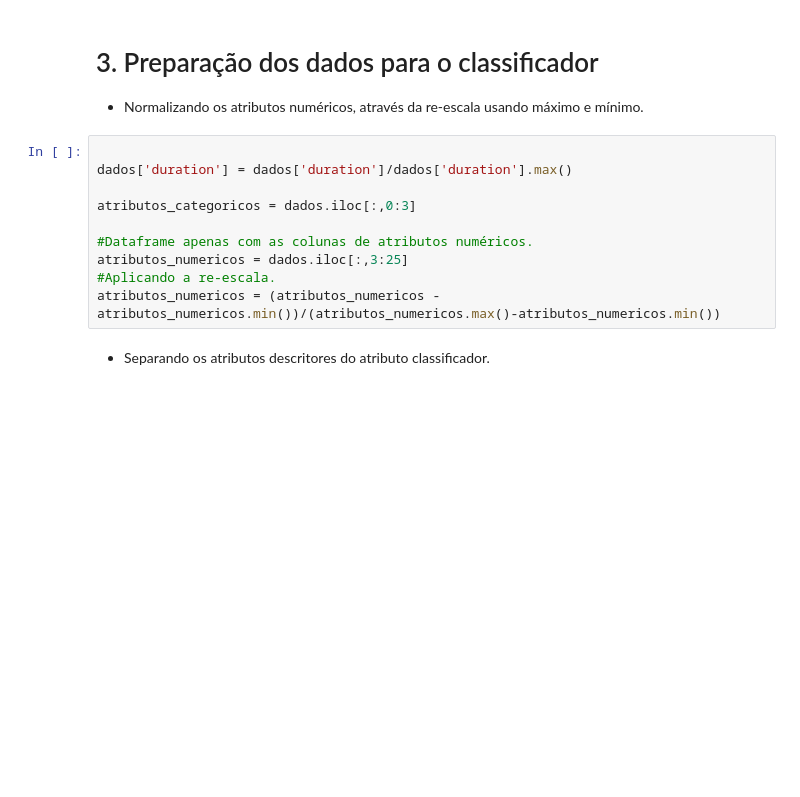
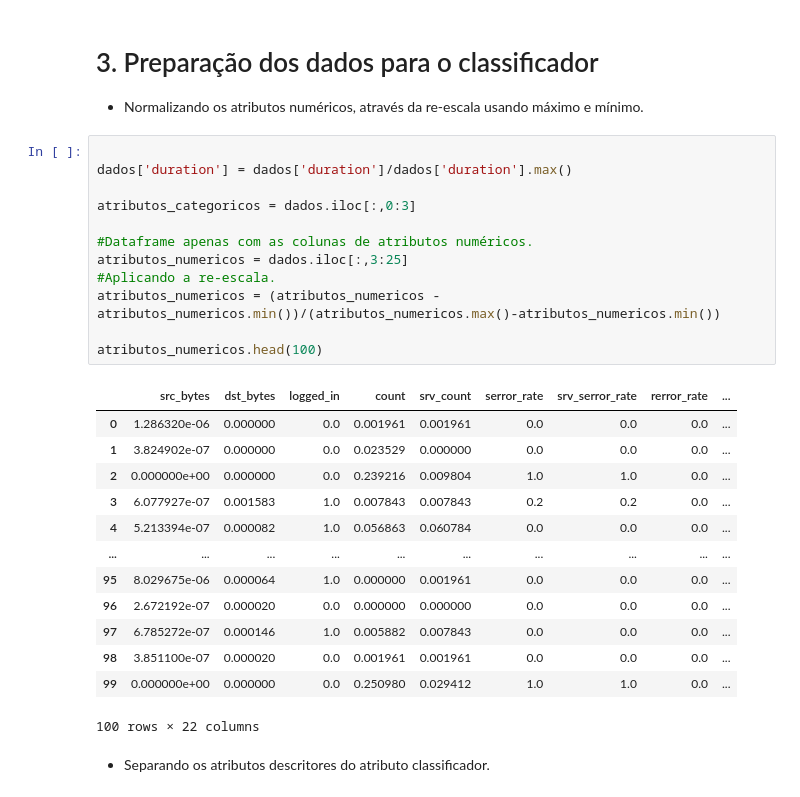
Before and after one commit to kassio077/Aprendizado-de-maquina-na-pratica, a Jupyter notebook: Atividade_2_classificador_deteccao_de_intrusao.ipynb, the cells around one changed output. Drawn from its saved outputs; the diff is of its cells as text; blank space fills up the shorter version.

```diff
--- a/Atividade_2_classificador_deteccao_de_intrusao.ipynb
+++ b/Atividade_2_classificador_deteccao_de_intrusao.ipynb
@@ -54,13 +60,29 @@ dados['flag'] = dados['flag'].replace(['SF','S0','REJ','RSTR','SH','RSTO','S1','
 # %%
 
 dados['duration'] = dados['duration']/dados['duration'].max()
 
 atributos_categoricos = dados.iloc[:,0:3]
 
 #Dataframe apenas com as colunas de atributos numéricos.
 atributos_numericos = dados.iloc[:,3:25]
 #Aplicando a re-escala.
 atributos_numericos = (atributos_numericos - atributos_numericos.min())/(atributos_numericos.max()-atributos_numericos.min())
+
+atributos_numericos.head(100)
+# %% [output]
+|  | src_bytes | dst_bytes | logged_in | count | srv_count | serror_rate | srv_serror_rate | rerror_rate | ... |
+| 0 | 1.286320e-06 | 0.000000 | 0.0 | 0.001961 | 0.001961 | 0.0 | 0.0 | 0.0 | ... |
+| 1 | 3.824902e-07 | 0.000000 | 0.0 | 0.023529 | 0.000000 | 0.0 | 0.0 | 0.0 | ... |
+| 2 | 0.000000e+00 | 0.000000 | 0.0 | 0.239216 | 0.009804 | 1.0 | 1.0 | 0.0 | ... |
+| 3 | 6.077927e-07 | 0.001583 | 1.0 | 0.007843 | 0.007843 | 0.2 | 0.2 | 0.0 | ... |
+| 4 | 5.213394e-07 | 0.000082 | 1.0 | 0.056863 | 0.060784 | 0.0 | 0.0 | 0.0 | ... |
+| ... | ... | ... | ... | ... | ... | ... | ... | ... | ... |
+| 95 | 8.029675e-06 | 0.000064 | 1.0 | 0.000000 | 0.001961 | 0.0 | 0.0 | 0.0 | ... |
+| 96 | 2.672192e-07 | 0.000020 | 0.0 | 0.000000 | 0.000000 | 0.0 | 0.0 | 0.0 | ... |
+| 97 | 6.785272e-07 | 0.000146 | 1.0 | 0.005882 | 0.007843 | 0.0 | 0.0 | 0.0 | ... |
+| 98 | 3.851100e-07 | 0.000020 | 0.0 | 0.001961 | 0.001961 | 0.0 | 0.0 | 0.0 | ... |
+| 99 | 0.000000e+00 | 0.000000 | 0.0 | 0.250980 | 0.029412 | 1.0 | 1.0 | 0.0 | ... |
+100 rows × 22 columns
 # %% [markdown]
 * Separando os atributos descritores do atributo classificador.
 # %%
```
Also changed, not shown: parts of 24 cells of this notebook.
